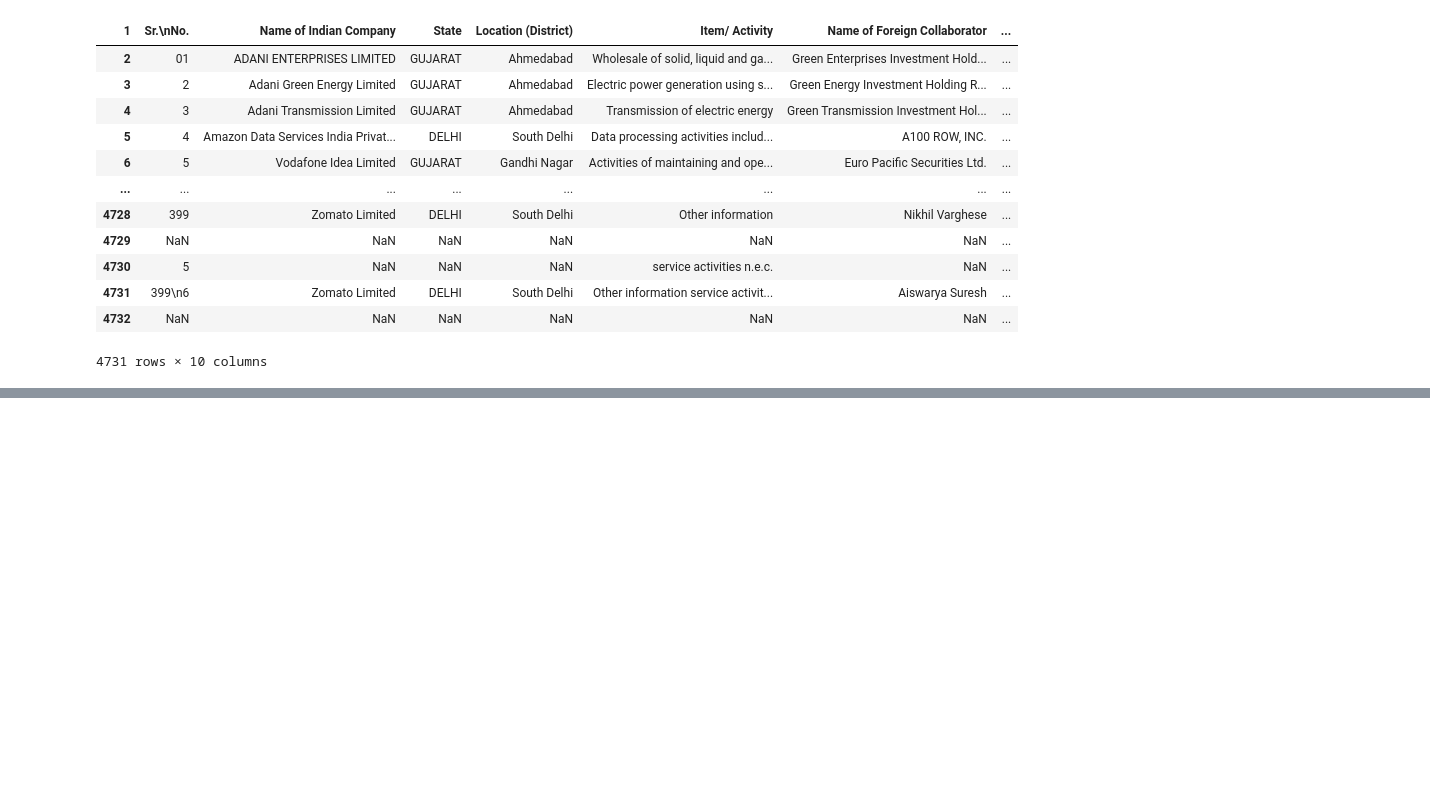
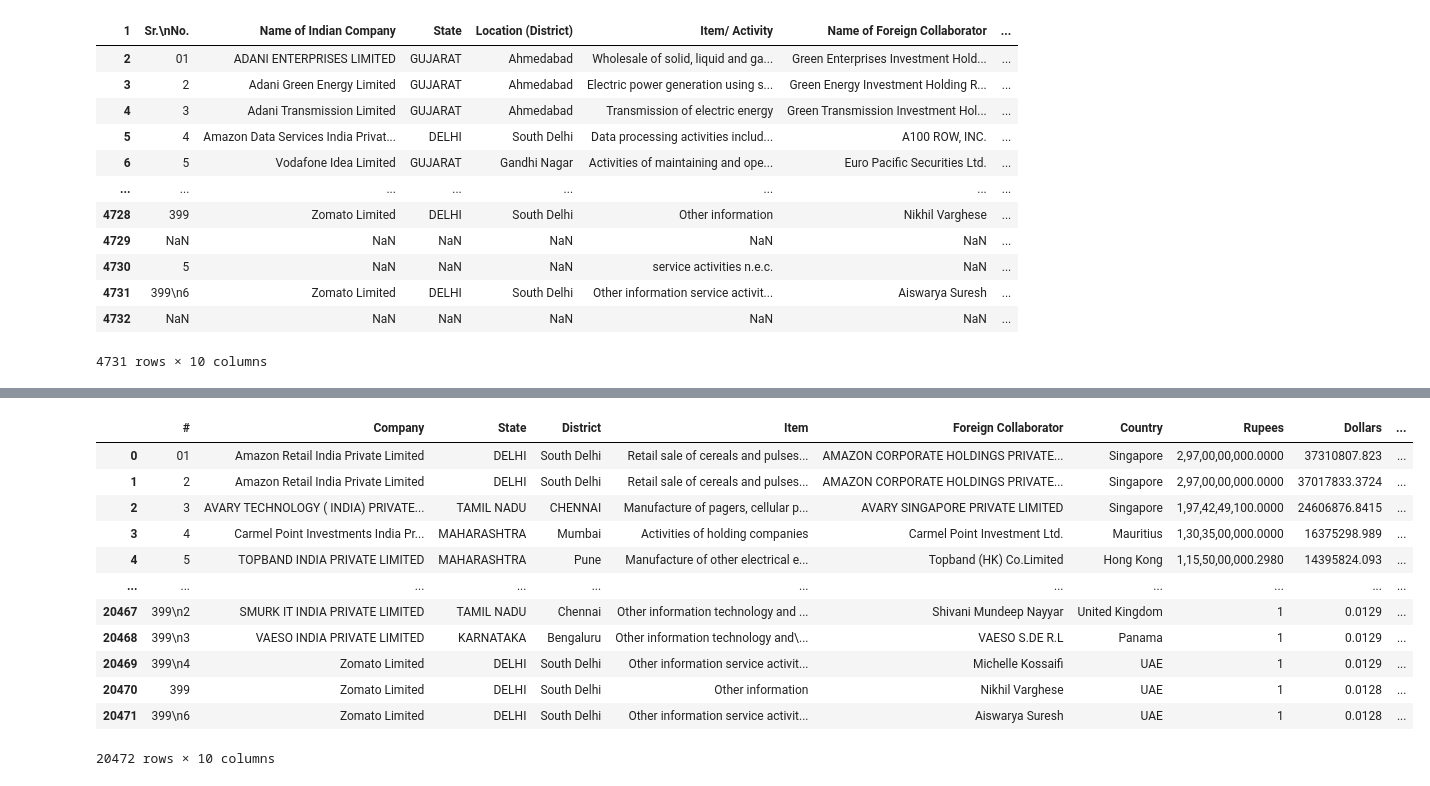
Before and after one commit to AhanPenkar/fdi-scrape, a Jupyter notebook: 2022_scrape.ipynb, the cells around one changed output, grey strips where cells are left out. Drawn from its saved outputs; the diff is of its cells as text; code cells hidden in the pictures; blank space fills up the shorter version.

```diff
--- a/2022_scrape.ipynb
+++ b/2022_scrape.ipynb
@@ -53,0 +90,49 @@ InvalidIndexError: Reindexing only valid with uniquely valued Index objects
+# %%
+nans = merged[(merged["#"].isna())]
+nans = pd.concat([nans, merged[merged["District"].isna()]])
+for i in range(len(merged)) :
+#     print(merged.loc[i, "#"])
+#     print(merged.loc[i + 1, "#"])
+    if(isinstance(merged.loc[i, "#"], str) and len(merged.loc[i, "#"]) == 3):
+        if(isinstance(merged.loc[i + 1, "#"], str) and len(merged.loc[i + 1, "#"]) == 1):
+            nans = nans.append(merged.loc[i+1])
+
+inc = nans[nans["Company"].notna()].index
+edited = merged.drop(merged[(merged["#"].isna()) & (merged['Company'].isna())].index)
+edited = edited.drop(edited[edited['Company'].isna()].index)
+edited = edited.drop(edited[edited['District'].isna()].index)
+# %%
+import math
+edited = merged.drop(merged[(merged["#"].isna()) & (merged['Company'].isna())].index)
+edited = edited.drop(edited[edited['Company'].isna()].index)
+edited = edited.drop(edited[edited['Company'] == "nan"].index)
+for num in inc:
+    v = merged.loc[num-1, "#"]
+    if not (math.isnan(float(v))):
+        edited.loc[num-1, 'Company'] =  str(merged.loc[num - 1, 'Company']) + " " + str(merged.loc[num, 'Company'])
+        edited.loc[num-1, 'Foreign Collaborator'] =  str(merged.loc[num - 1, 'Foreign Collaborator']) + " " + str(merged.loc[num, 'Foreign Collaborator'])
+        edited.loc[num-1, 'Item'] =  str(merged.loc[num - 1, 'Item']) + " " + str(merged.loc[num, 'Item'])
+        # edited.drop(labels=num, axis=0, inplace=True)
+edited = edited.reset_index(drop=True)
+
+for i in edited.index:
+    edited.loc[i, 'State'] = str(edited.loc[i, 'State']).replace('\n',' ')
+    edited.loc[i, 'Foreign Collaborator'] = str(edited.loc[i, 'Foreign Collaborator']).replace('\n',' ')
+    edited.loc[i, 'Company'] = str(edited.loc[i, 'Company']).replace('\n',' ')
+    edited.loc[i, 'Type'] = str(edited.loc[i, 'Type']).replace('\n',' ')
+
+edited
+# %% [output]
+|  | # | Company | State | District | Item | Foreign Collaborator | Country | Rupees | Dollars | ... |
+| 0 | 01 | Amazon Retail India Private Limited | DELHI | South Delhi | Retail sale of cereals and pulses... | AMAZON CORPORATE HOLDINGS PRIVATE... | Singapore | 2,97,00,00,000.0000 | 37310807.823 | ... |
+| 1 | 2 | Amazon Retail India Private Limited | DELHI | South Delhi | Retail sale of cereals and pulses... | AMAZON CORPORATE HOLDINGS PRIVATE... | Singapore | 2,97,00,00,000.0000 | 37017833.3724 | ... |
+| 2 | 3 | AVARY TECHNOLOGY ( INDIA) PRIVATE... | TAMIL NADU | CHENNAI | Manufacture of pagers, cellular p... | AVARY SINGAPORE PRIVATE LIMITED | Singapore | 1,97,42,49,100.0000 | 24606876.8415 | ... |
+| 3 | 4 | Carmel Point Investments India Pr... | MAHARASHTRA | Mumbai | Activities of holding companies | Carmel Point Investment Ltd. | Mauritius | 1,30,35,00,000.0000 | 16375298.989 | ... |
+| 4 | 5 | TOPBAND INDIA PRIVATE LIMITED | MAHARASHTRA | Pune | Manufacture of other electrical e... | Topband (HK) Co.Limited | Hong Kong | 1,15,50,00,000.2980 | 14395824.093 | ... |
+| ... | ... | ... | ... | ... | ... | ... | ... | ... | ... | ... |
+| 20467 | 399\n2 | SMURK IT INDIA PRIVATE LIMITED | TAMIL NADU | Chennai | Other information technology and ... | Shivani Mundeep Nayyar | United Kingdom | 1 | 0.0129 | ... |
+| 20468 | 399\n3 | VAESO INDIA PRIVATE LIMITED | KARNATAKA | Bengaluru | Other information technology and\... | VAESO S.DE R.L | Panama | 1 | 0.0129 | ... |
+| 20469 | 399\n4 | Zomato Limited | DELHI | South Delhi | Other information service activit... | Michelle Kossaifi | UAE | 1 | 0.0129 | ... |
+| 20470 | 399 | Zomato Limited | DELHI | South Delhi | Other information | Nikhil Varghese | UAE | 1 | 0.0128 | ... |
+| 20471 | 399\n6 | Zomato Limited | DELHI | South Delhi | Other information service activit... | Aiswarya Suresh | UAE | 1 | 0.0128 | ... |
+20472 rows × 10 columns
```
Also changed, not shown: parts of 5 cells of this notebook, 3 other files.
